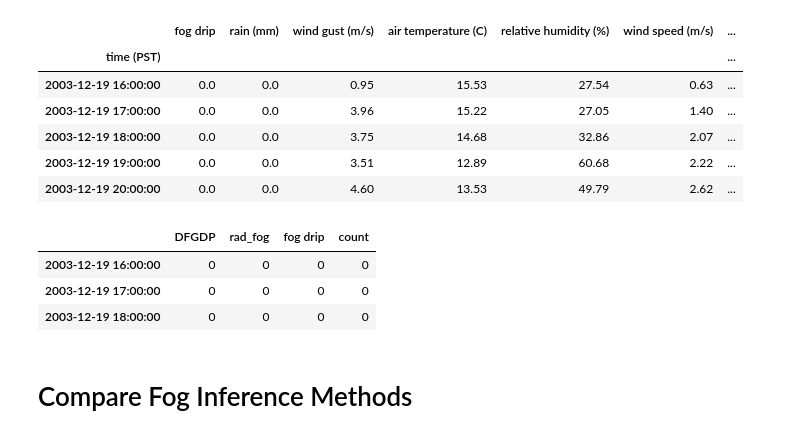
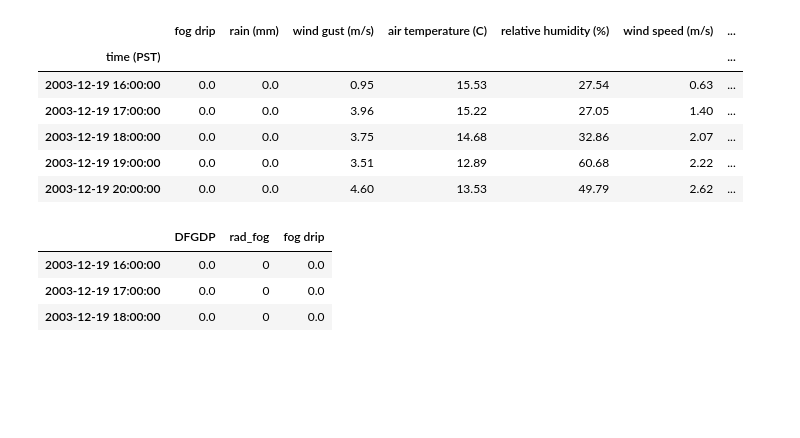
Before and after one commit to UCSB-NRS/sci-wrf-analysis, a Jupyter notebook: notebooks/fog-inference-method-comparison.ipynb, the cells around one changed output. Saved outputs shown, nothing was run; the diff lists cells and outputs as text; code cells hidden in the pictures; blank space fills up the shorter version.

Commit message:
Cleaned up fog-inference-method-comparison

```diff
--- a/notebooks/fog-inference-method-comparison.ipynb
+++ b/notebooks/fog-inference-method-comparison.ipynb
@@ -19,19 +43,2 @@ from upsetplot import UpSet, from_indicators
 # %% [markdown]
 # Functions
-# %%
-def get_wind(df):
-    u = df['U10'].values * units('m/s')
-    v = df['V10'].values * units('m/s')
-
-    df['WND_SPD'] = wind_speed(u,v)
-    df['WND_DIR'] = wind_direction(u, v, convention='from')
-
-    return df
-
-def prep_data(datadir, fname):
-    df = pd.read_pickle(os.path.join(datadir, fname))
-    df['T2'] = df['T2'] - 273  # Convert K to C
-    df.index = df.index - pd.Timedelta(hours=8)  # UTC to local
-    df = get_wind(df)  # Get wind speed/direction from components
-
-    return df
@@ -39,9 +98,10 @@ def prep_data(datadir, fname):
 # Read in and prepare data
 # %%
 #### WRF data ####
-datadir = '/home/patmccornack/data/wrf_extracted/interpolated_v2'
-wsauc_fname = 'wrf_sauc_2003-2010.pkl'
-wsauc = prep_data(datadir, wsauc_fname)
+datadir = './data/wrf-extracted/interpolated'
+wsauc_fname = 'wrf-sauc-2003-2010.pkl'
+wsauc_fpath = os.path.join(datadir, wsauc_fname)
+wsauc = prep_data(wsauc_fpath)
 wsauc.head()
 # %% [output]
 |  | DFGDP | T2 | Q2 | PSFC | U10 | V10 | LWUPB | LWDNB | SWUPB | SWDNB | RH | ... |
@@ -53,10 +113,11 @@ wsauc.head()
 | 2002-06-30 20:00:00 | 0.0 | 16.012562 | 0.009639 | 98229.194142 | 1.297025 | -1.676641 | 402.394090 | 309.095212 | 0.000000 | 0.000000 | 83.041134 | ... |
 # %%
 #### Observational data
-odatadir = '/home/patmccornack/data/preprocessed'
-osauc_fname = 'SAUC_hourly.csv'
+odatadir = './data/observational'
+osauc_fname = 'sauc-hourly.csv'
 osauc = pd.read_csv(os.path.join(odatadir, osauc_fname))
 osauc.set_index('time (PST)', inplace = True)
+osauc.index = pd.to_datetime(osauc.index)
 osauc.head()
 # %% [output]
 |  | fog drip | rain (mm) | wind gust (m/s) | air temperature (C) | relative humidity (%) | wind speed (m/s) | ... |
@@ -69,20 +130,18 @@ osauc.head()
 # %%
 #### Create fog variable based on radiation ####
 wsauc['rad_fog'] = wsauc['LWDNB'].apply(lambda x: 1 if x > 360 else 0)
 
 #### Extract just fog variables ####
 df = wsauc[['DFGDP', 'rad_fog']].join(osauc['fog drip'], how='inner')
 
 ### Convert all values to boolean and get agreement count
-df['DFGDP'] = df['DFGDP'].apply(lambda x: 1 if x > 0 else 0)
-df['fog drip'] = df['fog drip'].apply(lambda x: 1 if x > 0 else 0)
-df['count'] = df.sum(axis=1)
+#df['DFGDP'] = df['DFGDP'].apply(lambda x: 1 if x > 0 else 0)
+#df['fog drip'] = df['fog drip'].apply(lambda x: 1 if x > 0 else 0)
+#df['count'] = df.sum(axis=1)
 
 df.head(3)
 # %% [output]
-|  | DFGDP | rad_fog | fog drip | count |
-| 2003-12-19 16:00:00 | 0 | 0 | 0 | 0 |
-| 2003-12-19 17:00:00 | 0 | 0 | 0 | 0 |
-| 2003-12-19 18:00:00 | 0 | 0 | 0 | 0 |
+|  | DFGDP | rad_fog | fog drip |
+| 2003-12-19 16:00:00 | 0.0 | 0 | 0.0 |
+| 2003-12-19 17:00:00 | 0.0 | 0 | 0.0 |
+| 2003-12-19 18:00:00 | 0.0 | 0 | 0.0 |
-# %% [markdown]
-# Compare Fog Inference Methods
```
Also changed, not shown: parts of 6 cells of this notebook, 2 other files.
